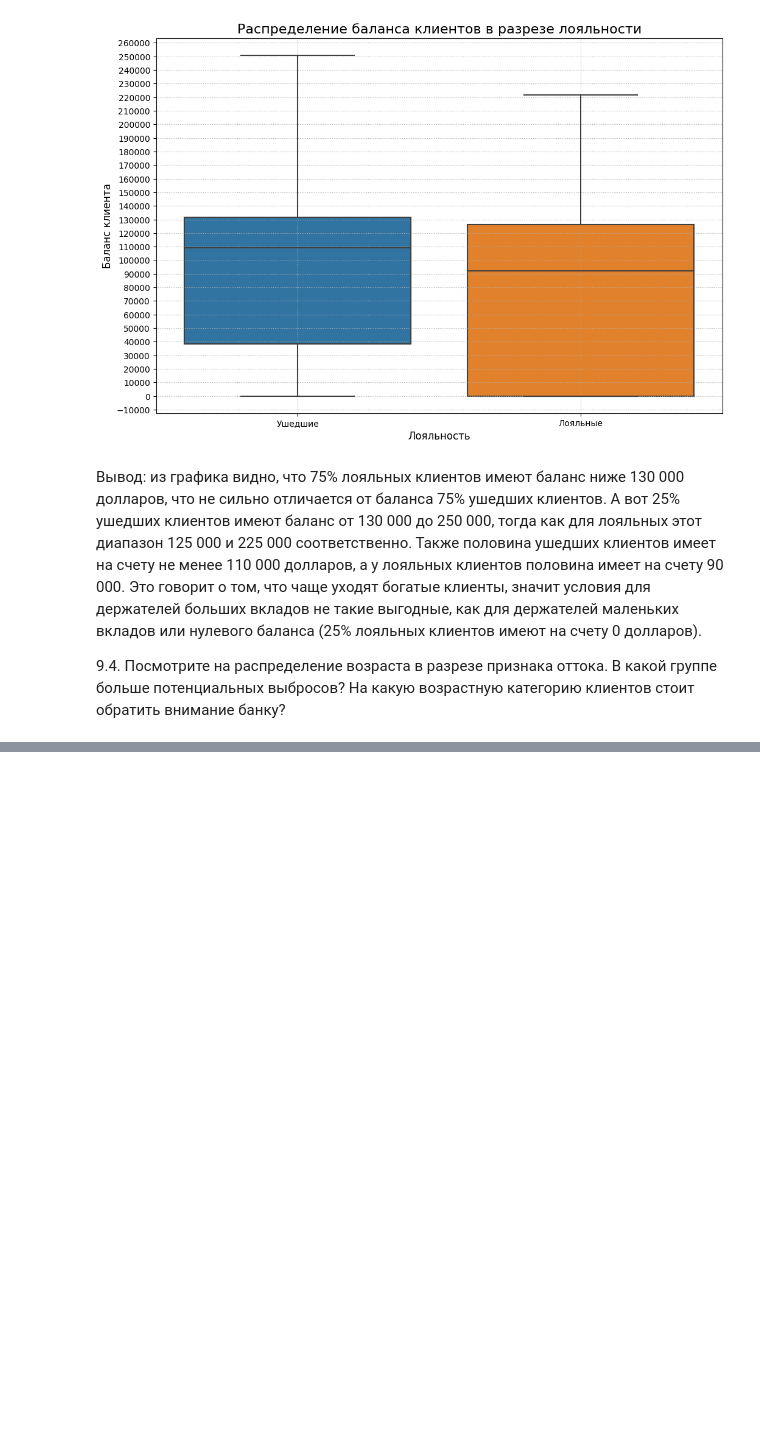
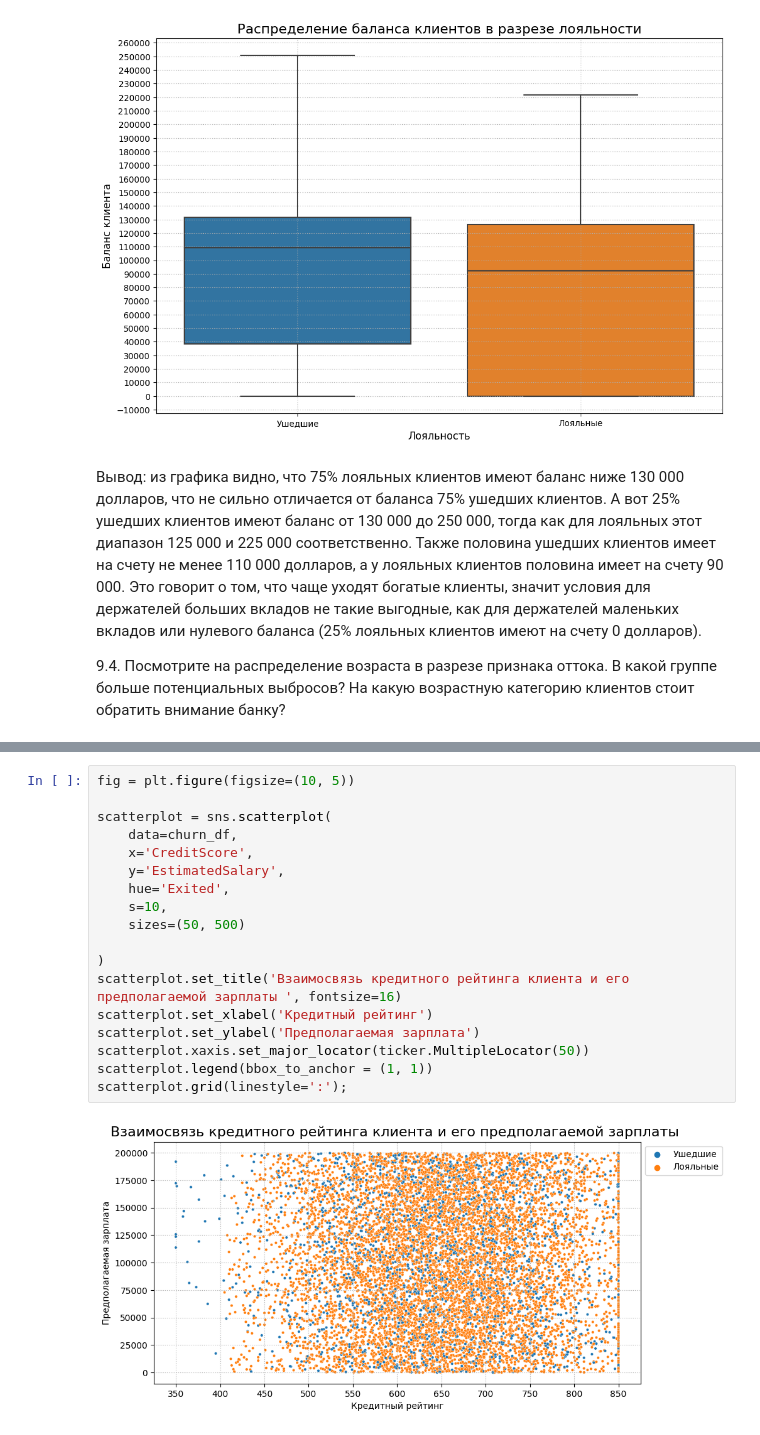
Before and after one commit to inconstant1313/Sandbox, a Jupyter notebook: DSPR_119/Python_13/Final_practice/Final_practice.ipynb, the cells around one changed output, grey strips where cells are left out. Cells and saved outputs as stored; diff of their text form; blank space fills up the shorter version.

```diff
--- a/DSPR_119/Python_13/Final_practice/Final_practice.ipynb
+++ b/DSPR_119/Python_13/Final_practice/Final_practice.ipynb
@@ -125,0 +120,20 @@ boxplot.grid(linestyle=':');
+# %%
+fig = plt.figure(figsize=(10, 5))
+
+scatterplot = sns.scatterplot(
+    data=churn_df,
+    x='CreditScore',
+    y='EstimatedSalary',
+    hue='Exited',
+    s=10,
+    sizes=(50, 500)
+
+)
+scatterplot.set_title('Взаимосвязь кредитного рейтинга клиента и его предполагаемой зарплаты ', fontsize=16)
+scatterplot.set_xlabel('Кредитный рейтинг')
+scatterplot.set_ylabel('Предполагаемая зарплата')
+scatterplot.xaxis.set_major_locator(ticker.MultipleLocator(50))
+scatterplot.legend(bbox_to_anchor = (1, 1))
+scatterplot.grid(linestyle=':');
+# %% [output]
+[figure, added]
```
Also changed, not shown: parts of 18 cells of this notebook, 3 other files.
